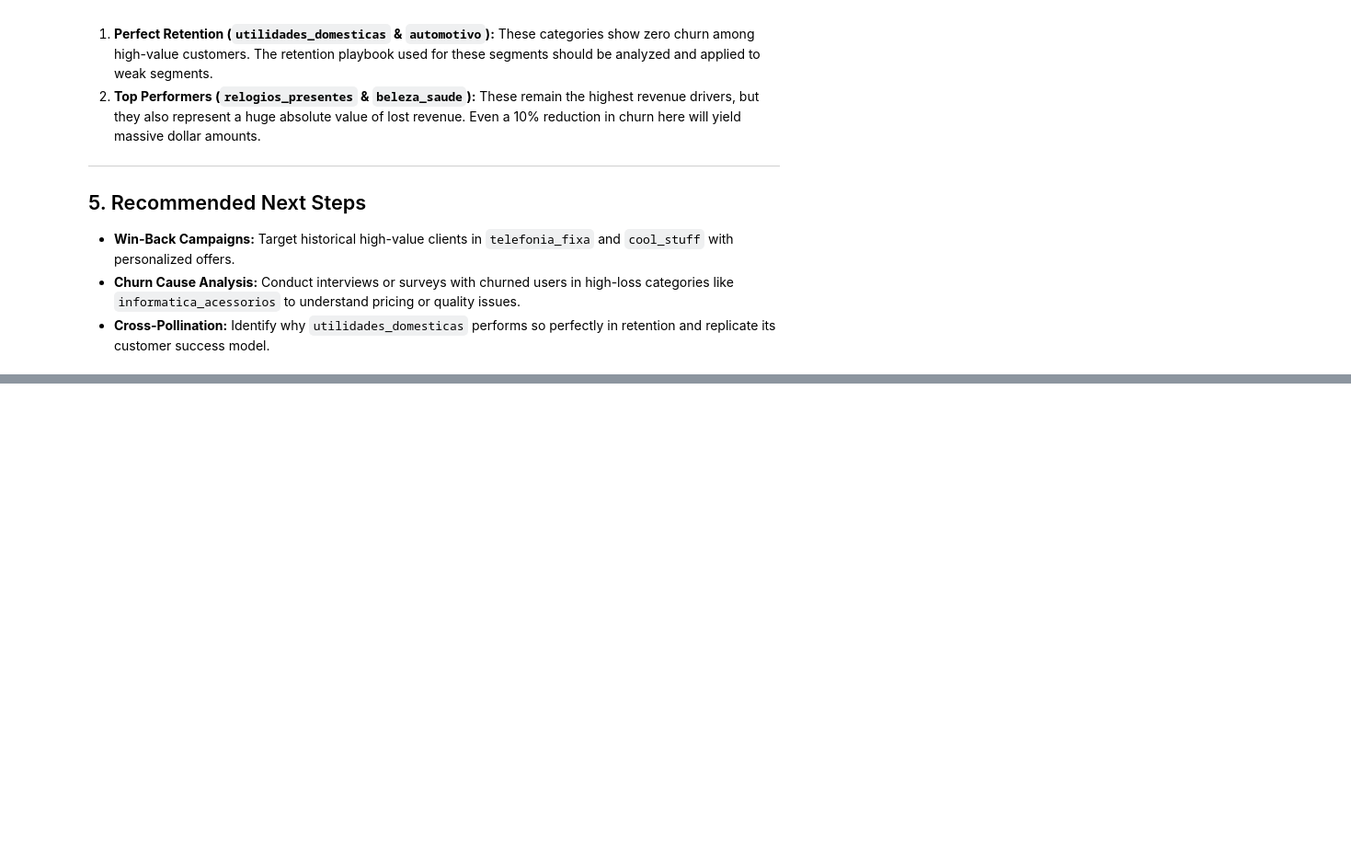
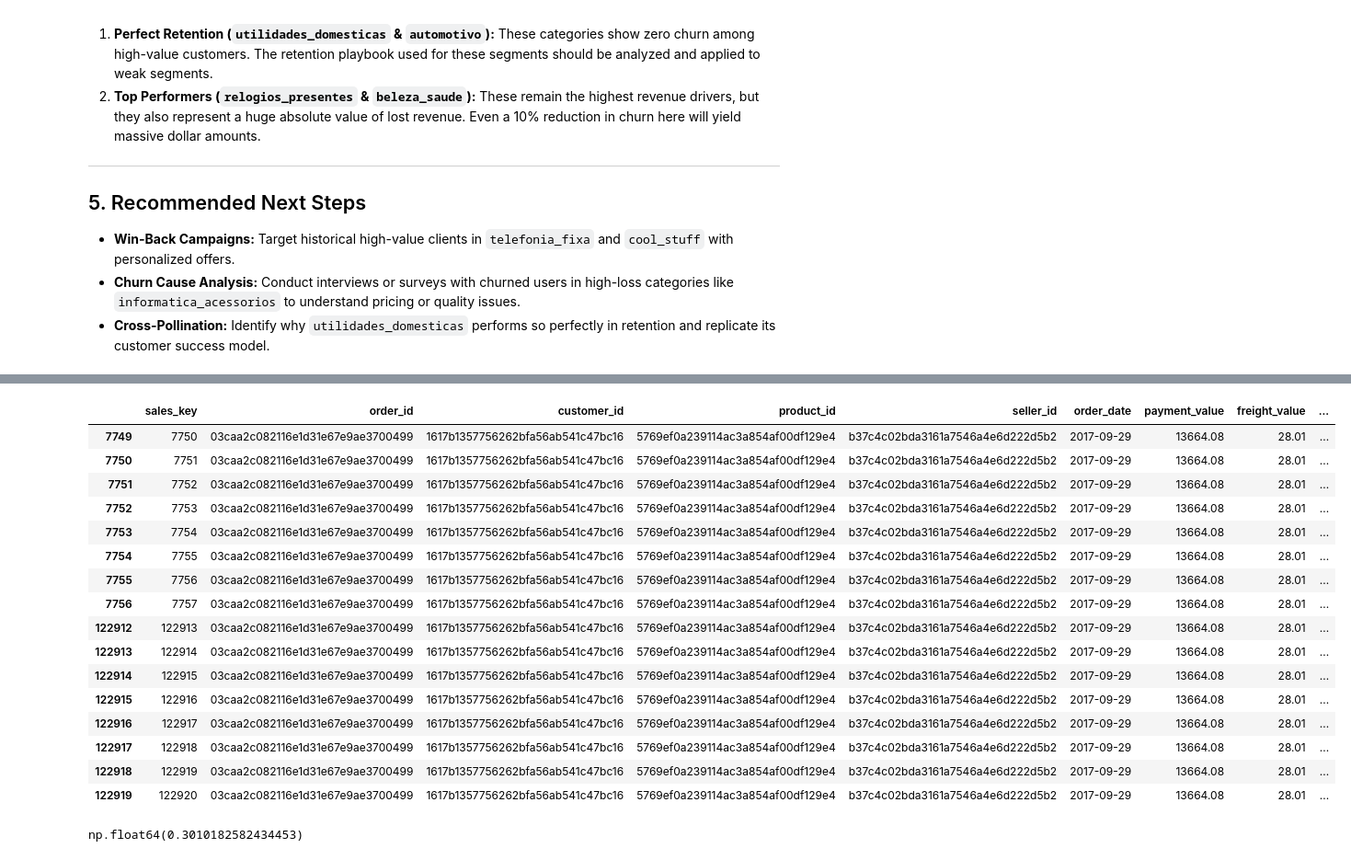
Before and after one commit to pybehnamshayan/olist-e2e-project, a Jupyter notebook: notebooks/03_RFM_Customer_Segmentation.ipynb, the cells around one changed output, grey strips where cells are left out. Shown at 92% size. Cells and saved outputs as stored; diff of their text form; code cells hidden in the pictures; blank space fills up the shorter version.

```diff
--- a/notebooks/03_RFM_Customer_Segmentation.ipynb
+++ b/notebooks/03_RFM_Customer_Segmentation.ipynb
@@ -738,3 +757,21 @@ If the company had successfully prevented the churn of these high-value customer
 * **Win-Back Campaigns:** Target historical high-value clients in `telefonia_fixa` and `cool_stuff` with personalized offers.
 * **Churn Cause Analysis:** Conduct interviews or surveys with churned users in high-loss categories like `informatica_acessorios` to understand pricing or quality issues.
 * **Cross-Pollination:** Identify why `utilidades_domesticas` performs so perfectly in retention and replicate its customer success model.
+# %%
+lost_ids = rfm[
+    rfm['Segment'] == 'Lost Customers'
+]['customer_unique_id']
+
+lost_sales = sales[
+    sales['customer_unique_id'].isin(lost_ids)
+]
+
+lost_categories = (
+    lost_sales
+    .groupby('category')['payment_value']
+    .sum()
+    .sort_values(ascending=False)
+    .head(20)
+)
+
+lost_categories
@@ -740,0 +1256,39 @@ If the company had successfully prevented the churn of these high-value customer
+# %%
+lost_sales[
+    lost_sales['seller_id']
+    ==
+    'b37c4c02bda3161a7546a4e6d222d5b2'
+]
+# %% [output]
+|  | sales_key | order_id | customer_id | product_id | seller_id | order_date | payment_value | freight_value | ... |
+| 7749 | 7750 | 03caa2c082116e1d31e67e9ae3700499 | 1617b1357756262bfa56ab541c47bc16 | 5769ef0a239114ac3a854af00df129e4 | b37c4c02bda3161a7546a4e6d222d5b2 | 2017-09-29 | 13664.08 | 28.01 | ... |
+| 7750 | 7751 | 03caa2c082116e1d31e67e9ae3700499 | 1617b1357756262bfa56ab541c47bc16 | 5769ef0a239114ac3a854af00df129e4 | b37c4c02bda3161a7546a4e6d222d5b2 | 2017-09-29 | 13664.08 | 28.01 | ... |
+| 7751 | 7752 | 03caa2c082116e1d31e67e9ae3700499 | 1617b1357756262bfa56ab541c47bc16 | 5769ef0a239114ac3a854af00df129e4 | b37c4c02bda3161a7546a4e6d222d5b2 | 2017-09-29 | 13664.08 | 28.01 | ... |
+| 7752 | 7753 | 03caa2c082116e1d31e67e9ae3700499 | 1617b1357756262bfa56ab541c47bc16 | 5769ef0a239114ac3a854af00df129e4 | b37c4c02bda3161a7546a4e6d222d5b2 | 2017-09-29 | 13664.08 | 28.01 | ... |
+| 7753 | 7754 | 03caa2c082116e1d31e67e9ae3700499 | 1617b1357756262bfa56ab541c47bc16 | 5769ef0a239114ac3a854af00df129e4 | b37c4c02bda3161a7546a4e6d222d5b2 | 2017-09-29 | 13664.08 | 28.01 | ... |
+| 7754 | 7755 | 03caa2c082116e1d31e67e9ae3700499 | 1617b1357756262bfa56ab541c47bc16 | 5769ef0a239114ac3a854af00df129e4 | b37c4c02bda3161a7546a4e6d222d5b2 | 2017-09-29 | 13664.08 | 28.01 | ... |
+| 7755 | 7756 | 03caa2c082116e1d31e67e9ae3700499 | 1617b1357756262bfa56ab541c47bc16 | 5769ef0a239114ac3a854af00df129e4 | b37c4c02bda3161a7546a4e6d222d5b2 | 2017-09-29 | 13664.08 | 28.01 | ... |
+| 7756 | 7757 | 03caa2c082116e1d31e67e9ae3700499 | 1617b1357756262bfa56ab541c47bc16 | 5769ef0a239114ac3a854af00df129e4 | b37c4c02bda3161a7546a4e6d222d5b2 | 2017-09-29 | 13664.08 | 28.01 | ... |
+| 122912 | 122913 | 03caa2c082116e1d31e67e9ae3700499 | 1617b1357756262bfa56ab541c47bc16 | 5769ef0a239114ac3a854af00df129e4 | b37c4c02bda3161a7546a4e6d222d5b2 | 2017-09-29 | 13664.08 | 28.01 | ... |
+| 122913 | 122914 | 03caa2c082116e1d31e67e9ae3700499 | 1617b1357756262bfa56ab541c47bc16 | 5769ef0a239114ac3a854af00df129e4 | b37c4c02bda3161a7546a4e6d222d5b2 | 2017-09-29 | 13664.08 | 28.01 | ... |
+| 122914 | 122915 | 03caa2c082116e1d31e67e9ae3700499 | 1617b1357756262bfa56ab541c47bc16 | 5769ef0a239114ac3a854af00df129e4 | b37c4c02bda3161a7546a4e6d222d5b2 | 2017-09-29 | 13664.08 | 28.01 | ... |
+| 122915 | 122916 | 03caa2c082116e1d31e67e9ae3700499 | 1617b1357756262bfa56ab541c47bc16 | 5769ef0a239114ac3a854af00df129e4 | b37c4c02bda3161a7546a4e6d222d5b2 | 2017-09-29 | 13664.08 | 28.01 | ... |
+| 122916 | 122917 | 03caa2c082116e1d31e67e9ae3700499 | 1617b1357756262bfa56ab541c47bc16 | 5769ef0a239114ac3a854af00df129e4 | b37c4c02bda3161a7546a4e6d222d5b2 | 2017-09-29 | 13664.08 | 28.01 | ... |
+| 122917 | 122918 | 03caa2c082116e1d31e67e9ae3700499 | 1617b1357756262bfa56ab541c47bc16 | 5769ef0a239114ac3a854af00df129e4 | b37c4c02bda3161a7546a4e6d222d5b2 | 2017-09-29 | 13664.08 | 28.01 | ... |
+| 122918 | 122919 | 03caa2c082116e1d31e67e9ae3700499 | 1617b1357756262bfa56ab541c47bc16 | 5769ef0a239114ac3a854af00df129e4 | b37c4c02bda3161a7546a4e6d222d5b2 | 2017-09-29 | 13664.08 | 28.01 | ... |
+| 122919 | 122920 | 03caa2c082116e1d31e67e9ae3700499 | 1617b1357756262bfa56ab541c47bc16 | 5769ef0a239114ac3a854af00df129e4 | b37c4c02bda3161a7546a4e6d222d5b2 | 2017-09-29 | 13664.08 | 28.01 | ... |
+# %%
+seller_lost = (
+    lost_sales.groupby('seller_id')
+    .agg(
+        Revenue=('payment_value','sum')
+    )
+    .sort_values(
+        'Revenue',
+        ascending=False
+    )
+)
+
+seller_lost.head(20)['Revenue'].sum() / seller_lost['Revenue'].sum()
+# %% [output]
+np.float64(0.3010182582434453)
```
Also changed, not shown: parts of 37 cells of this notebook, 23 other files.
